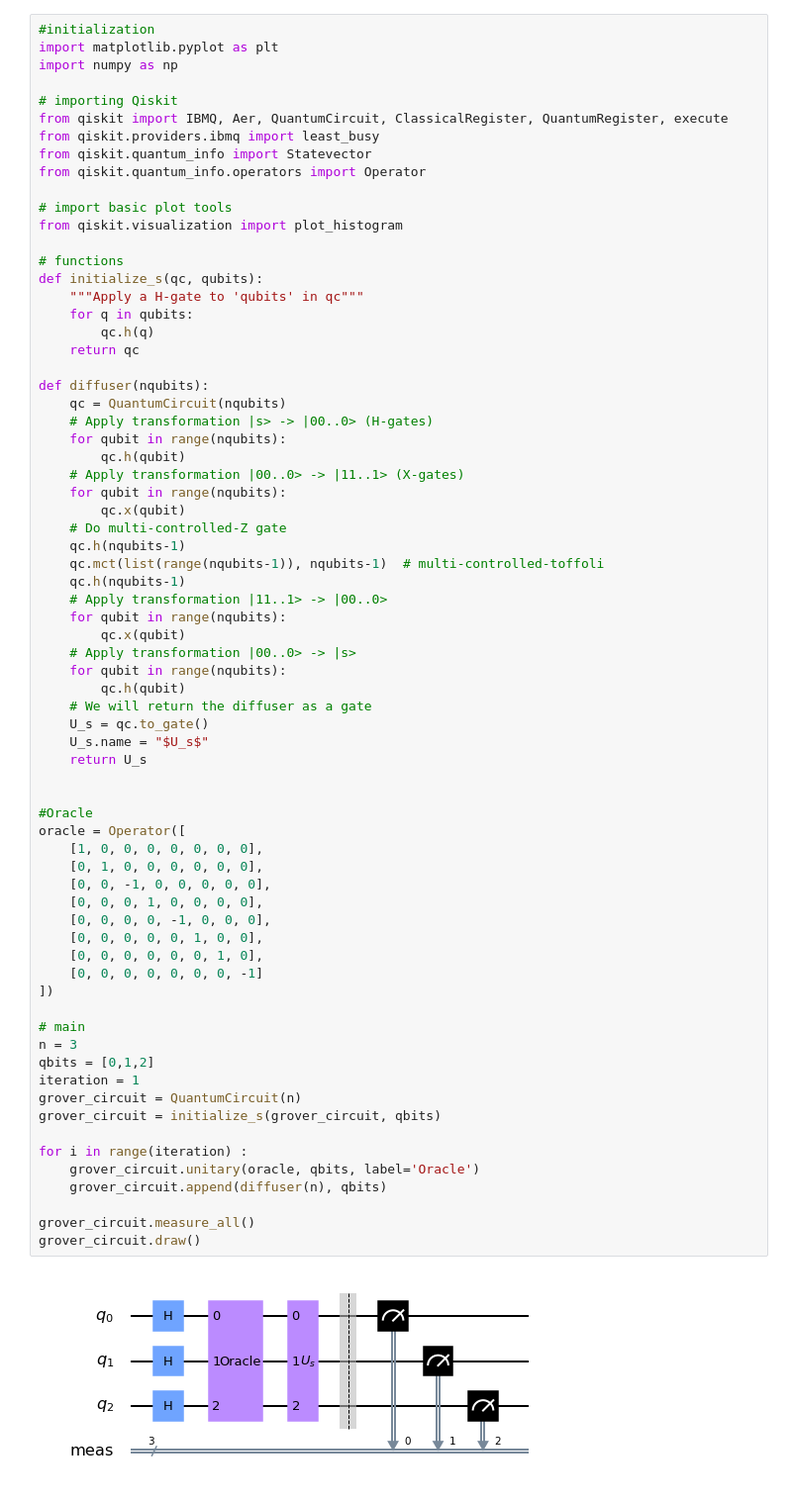
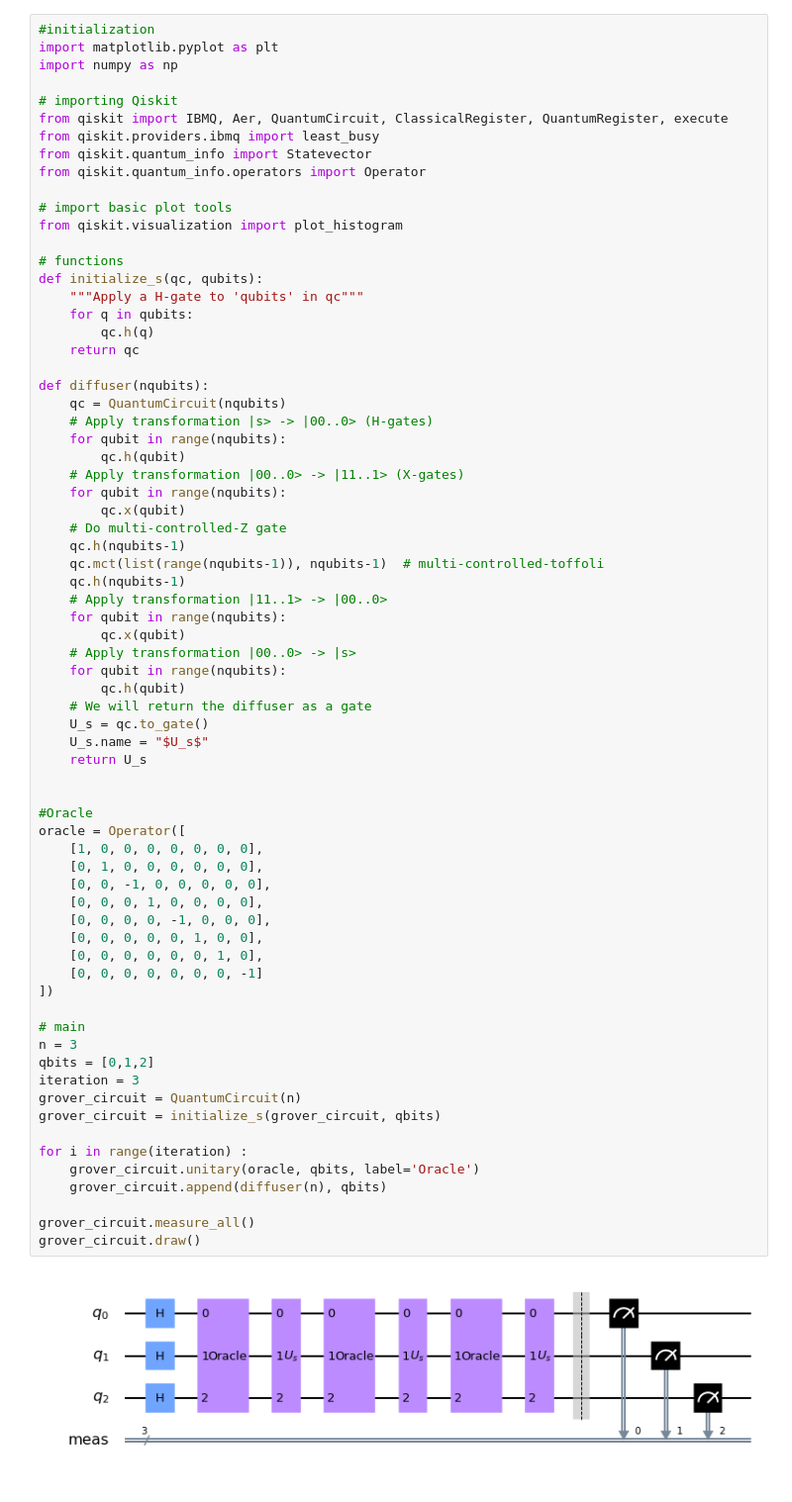
Before and after one commit to ix-stefstet/qaif, a Jupyter notebook: src/jupyter/archive/Grover - multiple iteration 3Qbits.ipynb, the cells around one changed output. Shown at 99% size. Saved outputs shown, nothing was run; the diff lists cells and outputs as text.

```diff
--- a/src/jupyter/archive/Grover - multiple iteration 3Qbits.ipynb
+++ b/src/jupyter/archive/Grover - multiple iteration 3Qbits.ipynb
@@ -41,35 +41,35 @@ def diffuser(nqubits):
     U_s = qc.to_gate()
     U_s.name = "$U_s$"
     return U_s
 
 
 #Oracle
 oracle = Operator([
     [1, 0, 0, 0, 0, 0, 0, 0],
     [0, 1, 0, 0, 0, 0, 0, 0],
     [0, 0, -1, 0, 0, 0, 0, 0],
     [0, 0, 0, 1, 0, 0, 0, 0],
     [0, 0, 0, 0, -1, 0, 0, 0],
     [0, 0, 0, 0, 0, 1, 0, 0],
     [0, 0, 0, 0, 0, 0, 1, 0],
     [0, 0, 0, 0, 0, 0, 0, -1]
 ])
 
 # main
 n = 3
 qbits = [0,1,2]
-iteration = 1
+iteration = 3
 grover_circuit = QuantumCircuit(n)
 grover_circuit = initialize_s(grover_circuit, qbits)
 
 for i in range(iteration) :
     grover_circuit.unitary(oracle, qbits, label='Oracle')
     grover_circuit.append(diffuser(n), qbits)
 
 grover_circuit.measure_all()
 grover_circuit.draw()
 # %% [output]
-[figure, old version]
+[figure, new version]
 # %%
 
 
```
Also changed, not shown: parts of 1 cell of this notebook, 1 other file.
